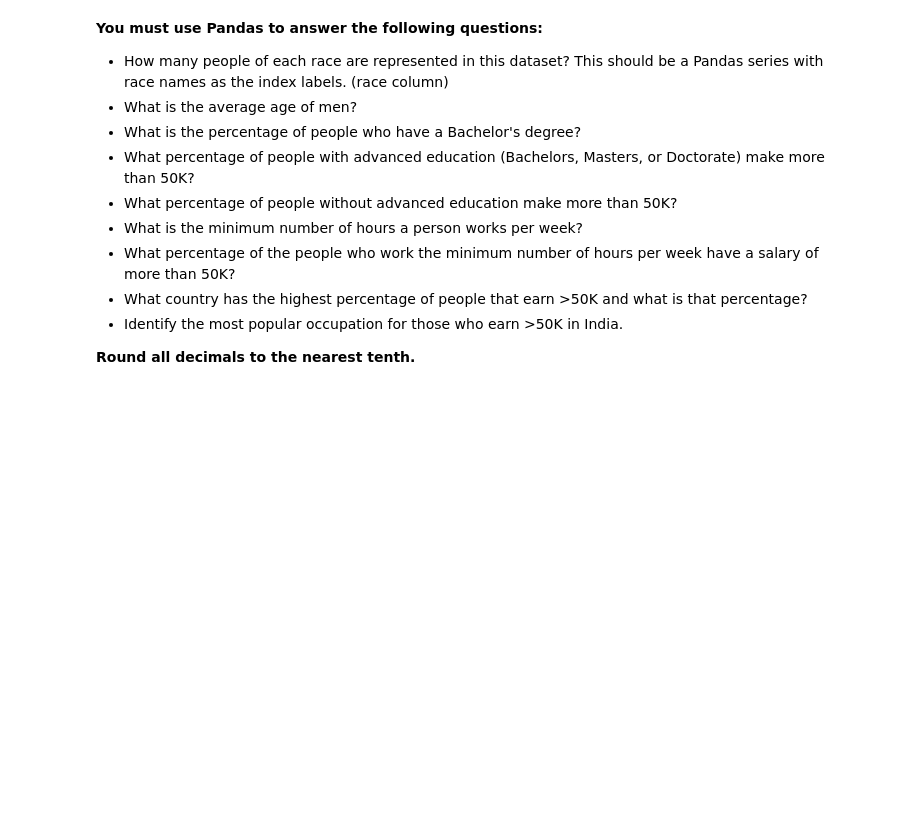
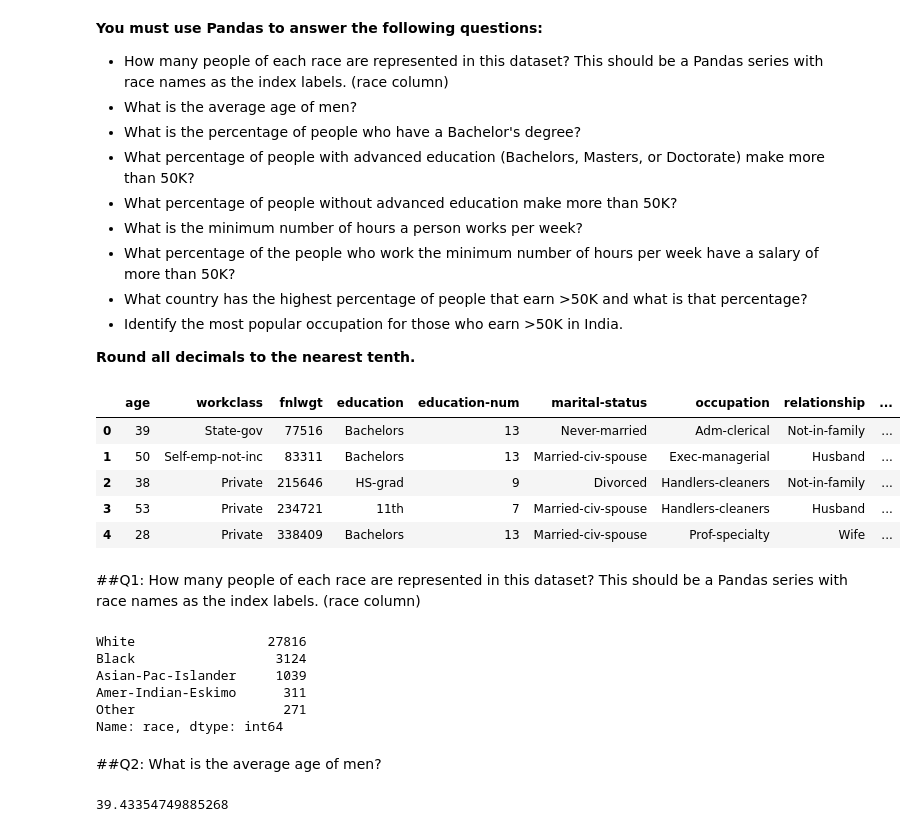
Before and after one commit to sury1999/Data-Analysis-Excercises, a Jupyter notebook: Demographic_Data_Analyzer.ipynb, the cells around one changed output. Cells and saved outputs as stored; diff of their text form; code cells hidden in the pictures; blank space fills up the shorter version.

```diff
--- a/Demographic_Data_Analyzer.ipynb
+++ b/Demographic_Data_Analyzer.ipynb
@@ -27,0 +32,30 @@ In this challenge you must analyze demographic data using Pandas. You are given
+# %%
+demo_data = pd.read_csv('/adult_data.csv')
+demo_data.head()
+# %% [output]
+|  | age | workclass | fnlwgt | education | education-num | marital-status | occupation | relationship | ... |
+| 0 | 39 | State-gov | 77516 | Bachelors | 13 | Never-married | Adm-clerical | Not-in-family | ... |
+| 1 | 50 | Self-emp-not-inc | 83311 | Bachelors | 13 | Married-civ-spouse | Exec-managerial | Husband | ... |
+| 2 | 38 | Private | 215646 | HS-grad | 9 | Divorced | Handlers-cleaners | Not-in-family | ... |
+| 3 | 53 | Private | 234721 | 11th | 7 | Married-civ-spouse | Handlers-cleaners | Husband | ... |
+| 4 | 28 | Private | 338409 | Bachelors | 13 | Married-civ-spouse | Prof-specialty | Wife | ... |
+# %% [markdown]
+##Q1: How many people of each race are represented in this dataset? This should be a Pandas series with race names as the index labels. (race column)
+# %%
+race_types = pd.Series(demo_data['race'].value_counts())
+race_types
+# %% [output]
+White                 27816
+Black                  3124
+Asian-Pac-Islander     1039
+Amer-Indian-Eskimo      311
+Other                   271
+Name: race, dtype: int64
+# %% [markdown]
+##Q2: What is the average age of men?
+# %%
+mask = demo_data['sex'] == 'Male'
+male_avg = demo_data[mask].mean().age
+male_avg
+# %% [output]
+39.43354749885268
```
Also changed, not shown: parts of 6 cells of this notebook.
